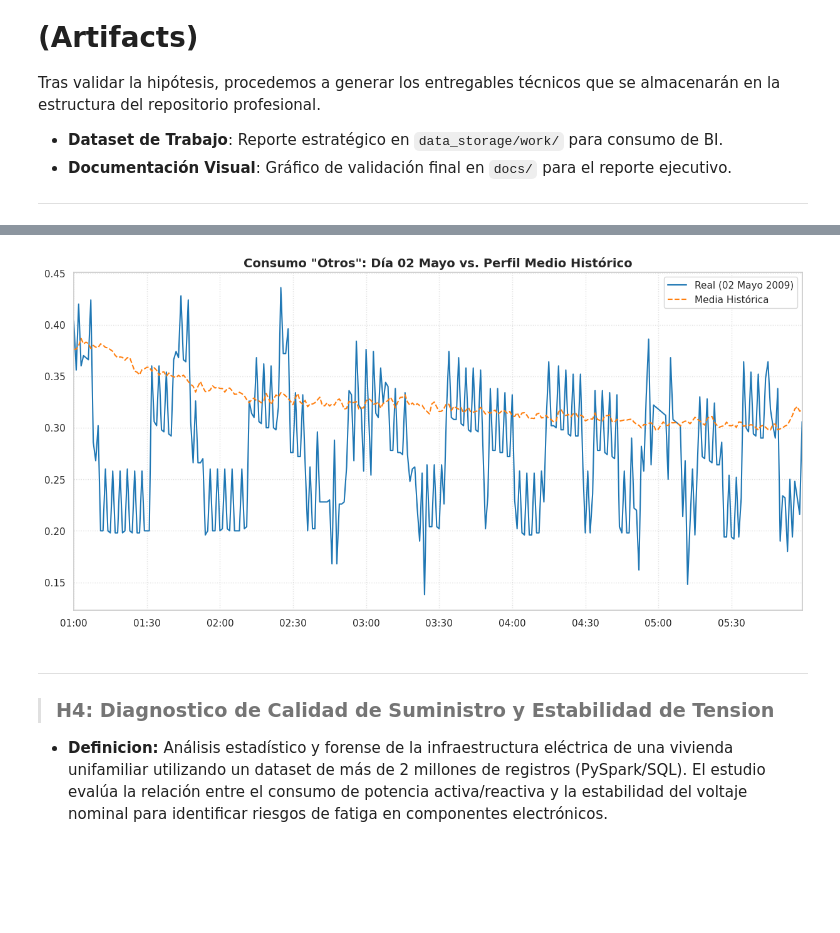
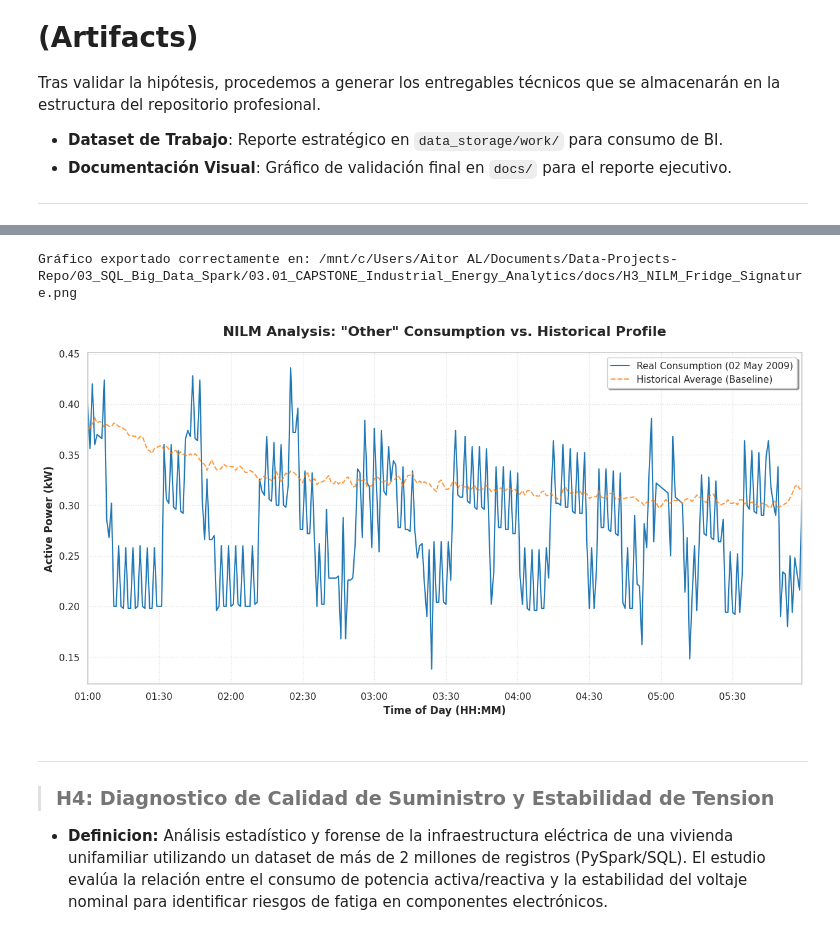
Before and after one commit to aitor-industrial-data/Data-Projects-Repo, a Jupyter notebook: 03_SQL_Big_Data_Spark/03.01_CAPSTONE_Industrial_Energy_Analytics/notebooks/01_EDA_Electric_Data.ipynb, the cells around one changed output, grey strips where cells are left out. Cells and saved outputs as stored; diff of their text form; code cells hidden in the pictures; blank space fills up the shorter version.

```diff
--- a/03_SQL_Big_Data_Spark/03.01_CAPSTONE_Industrial_Energy_Analytics/notebooks/01_EDA_Electric_Data.ipynb
+++ b/03_SQL_Big_Data_Spark/03.01_CAPSTONE_Industrial_Energy_Analytics/notebooks/01_EDA_Electric_Data.ipynb
@@ -1663,8 +1655,11 @@ H3_Validation_Report.coalesce(1).write.mode("overwrite").option("header", "true"
 # %%
 import matplotlib.pyplot as plt
 import matplotlib.dates as mdates
+import pandas as pd
+import os
 
-# --- PASO 1: CÁLCULO DE LA MEDIA (Esto es lo que te faltaba ejecutar) ---
+# --- PASO 1: CÁLCULO DE LA MEDIA HISTÓRICA ---
+# Calculamos el perfil promedio por hora/minuto para tener una referencia (Baseline)
 df_perfil_medio = spark.sql("""
     SELECT
         HOUR(Full_Timestamp) as hora,
@@ -1674,57 +1669,71 @@ df_perfil_medio = spark.sql("""
     GROUP BY hora, minuto
 """)
 
-# --- PASO 2: REGISTRO Y GRÁFICO ---
+# Registramos como vista temporal para poder hacer el JOIN en el siguiente paso
 df_perfil_medio.createOrReplaceTempView("perfil_medio")
 
+# --- PASO 2: EXTRACCIÓN DEL DÍA ESPECÍFICO (02 MAYO) ---
+# Comparamos el consumo real "invisible" contra el promedio histórico
 query_huella = """
 SELECT
     p.Full_Timestamp,
     (p.Global_active_power - ((p.Sub_metering_1 + p.Sub_metering_2 + p.Sub_metering_3) * 0.06)) AS consumo_invisible,
     m.avg_historico_otros
 FROM power_data p
 LEFT JOIN perfil_medio m ON HOUR(p.Full_Timestamp) = m.hora AND MINUTE(p.Full_Timestamp) = m.minuto
 WHERE CAST(p.Full_Timestamp AS DATE) = '2009-05-02'
   AND HOUR(p.Full_Timestamp) BETWEEN 1 AND 5
 ORDER BY p.Full_Timestamp ASC
 """
 
+# Convertimos a Pandas para la visualización final
 df_huella = spark.sql(query_huella).toPandas()
 df_huella['Full_Timestamp'] = pd.to_datetime(df_huella['Full_Timestamp'])
 
-# Filtro 06:00
-df_huella = df_huella[df_huella['Full_Timestamp'].dt.hour < 6]
+# --- PASO 3: VISUALIZACIÓN PROFESIONAL ---
+plt.figure(figsize=(15, 7))
 
-plt.figure(figsize=(15, 7))
-plt.plot(df_huella['Full_Timestamp'], df_huella['consumo_invisible'], label='Real (02 Mayo 2009)', color='tab:blue')
-plt.plot(df_huella['Full_Timestamp'], df_huella['avg_historico_otros'], label='Media Histórica', color='tab:orange', linestyle='--')
+# Graficamos ambas líneas
+plt.plot(df_huella['Full_Timestamp'], df_huella['consumo_invisible'],
+         label='Real Consumption (02 May 2009)', color='tab:blue', linewidth=1.5)
+plt.plot(df_huella['Full_Timestamp'], df_huella['avg_historico_otros'],
+         label='Historical Average (Baseline)', color='tab:orange', linestyle='--', alpha=0.8)
 
-plt.title('Consumo "Otros": Día 02 Mayo vs. Perfil Medio Histórico', fontsize=14, fontweight='bold')
+# Configuración de Títulos y Ejes (Añadiendo Unidades)
+plt.title('NILM Analysis: "Other" Consumption vs. Historical Profile', fontsize=16, fontweight='bold', pad=20)
+plt.xlabel('Time of Day (HH:MM)', fontsize=12, fontweight='semibold')
+plt.ylabel('Active Power (kW)', fontsize=12, fontweight='semibold')
+
+# Formateo del eje X para mostrar solo horas y minutos
 plt.gca().xaxis.set_major_formatter(mdates.DateFormatter('%H:%M'))
-plt.xlim(df_huella['Full_Timestamp'].min(), df_huella['Full_Timestamp'].max()) # AQUÍ YA NO HAY "O" EXTRA
+plt.xlim(df_huella['Full_Timestamp'].min(), df_huella['Full_Timestamp'].max())
 
+# Añadir rejilla y leyenda
 plt.grid(True, linestyle=':', alpha=0.6)
-plt.legend()
+plt.legend(loc='upper right', frameon=True, shadow=True)
 
 
-# Exportar archivo
+# --- PASO 4: EXPORTACIÓN AUTOMATIZADA ---
 
-# Detectamos el usuario de Windows de forma anónima
+# Detectamos el usuario de Windows para la ruta en tu MEDION
 win_user = os.popen("cmd.exe /c echo %USERNAME%").read().strip()
 
-# Construimos la ruta 'puente' entre WSL y Windows
+# Ruta basada en tu estructura de carpetas 'Data-Projects-Repo'
 base_path = f"/mnt/c/Users/{win_user}/Documents/Data-Projects-Repo/03_SQL_Big_Data_Spark/03.01_CAPSTONE_Industrial_Energy_Analytics"
 
-# Definimos las carpetas de destino
+# Aseguramos que la carpeta docs existe y guardamos
 plot_path = os.path.join(base_path, "docs", "H3_NILM_Fridge_Signature.png")
 
-# Guardar Gráfico
-plt.savefig(plot_path, dpi=300, bbox_inches='tight')
-
+try:
+    plt.savefig(plot_path, dpi=300, bbox_inches='tight')
+    print(f"Gráfico exportado correctamente en: {plot_path}")
+except Exception as e:
+    print(f"Error al guardar: {e}. Revisa si la ruta existe.")
 
 plt.show()
 # %% [output]
+Gráfico exportado correctamente en: /mnt/c/Users/Aitor AL/Documents/Data-Projects-Repo/03_SQL_Big_Data_Spark/03.01_CAPSTONE_Industrial_Energy_Analytics/docs/H3_NILM_Fridge_Signature.png
-[figure, old version]
+[figure, new version]
 # %% [markdown]
 ---
 >### H4: Diagnostico de Calidad de Suministro y Estabilidad de Tension
```
Also changed, not shown: parts of 22 cells of this notebook, 1 other file.
